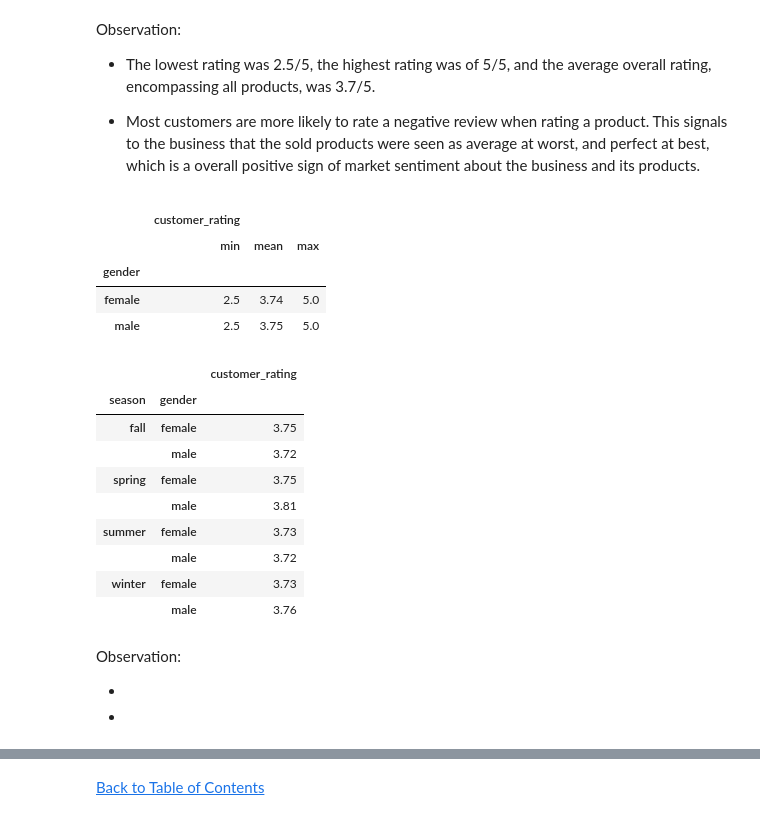
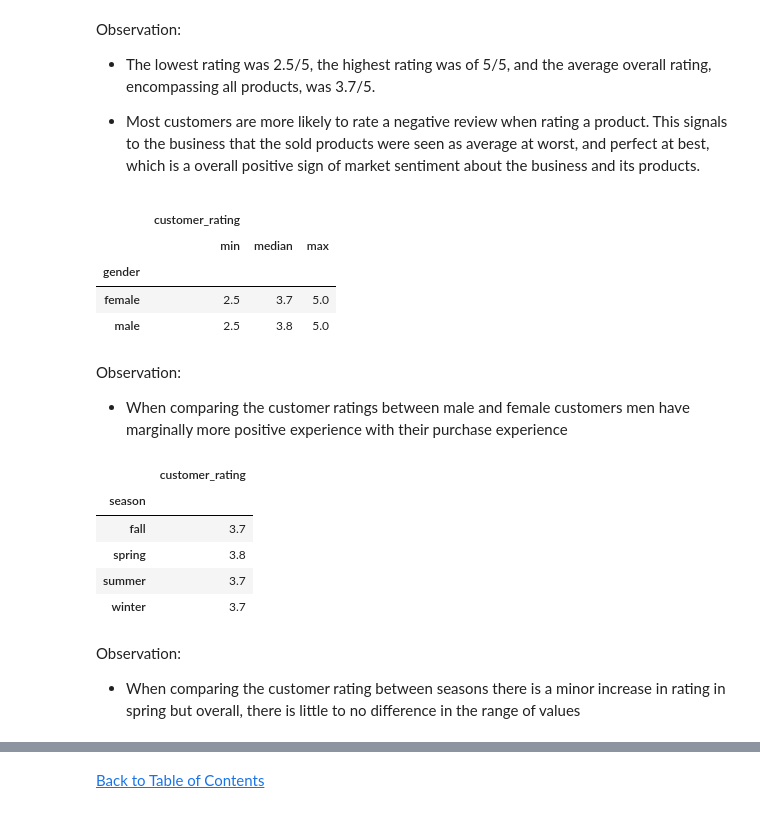
Before and after one commit to jasondo-da/shopping_behavior_analysis, a Jupyter notebook: shopping_behavior_analysis.ipynb, the cells around one changed output, grey strips where cells are left out. Saved outputs shown, nothing was run; the diff lists cells and outputs as text; code cells hidden in the pictures.

```diff
--- a/shopping_behavior_analysis.ipynb
+++ b/shopping_behavior_analysis.ipynb
@@ -225,7 +226,7 @@ df['sub_status'] = df['sub_status'].astype('category')
 
 df['shipping_type'] = df['shipping_type'].apply(clean_col)
 df['shipping_type'] = df['shipping_type'].astype('category')
-df['shipping_type'] = df['shipping_type'].replace('express', 'paid_shipping').replace('next day air', 'paid_shipping').replace('standard', 'paid_shipping').replace('2-day shipping', 'paid_shipping').replace('store pickup', 'free_shipping')
+df['shipping_type'] = df['shipping_type'].replace('express', 'paid_shipping').replace('next_day_air', 'paid_shipping').replace('standard', 'paid_shipping').replace('2-day_shipping', 'paid_shipping').replace('store_pickup', 'free_shipping')
 
 df['discount_applied'] = df['discount_applied'].apply(clean_col)
 df['discount_applied'] = df['discount_applied'].astype('category')
@@ -683,29 +766,27 @@ Observation:
 
 -	Most customers are more likely to rate a negative review when rating a product. This signals to the business that the sold products were seen as average at worst, and perfect at best, which is a overall positive sign of market sentiment about the business and its products.
 # %%
-df.groupby('gender').agg({'customer_rating': ['min', 'mean', 'max']}).round(2)
+df.groupby('gender').agg({'customer_rating': ['min', 'median', 'max']})
 # %% [output]
 |  | customer_rating |  |  |
-|  | min | mean | max |
+|  | min | median | max |
 | gender |  |  |  |
-| female | 2.5 | 3.74 | 5.0 |
-| male | 2.5 | 3.75 | 5.0 |
+| female | 2.5 | 3.7 | 5.0 |
+| male | 2.5 | 3.8 | 5.0 |
+# %% [markdown]
+Observation:
+
+- When comparing the customer ratings between male and female customers men have marginally more positive experience with their purchase experience
 # %%
-df.groupby(['season', 'gender']).agg({'customer_rating': 'mean'}).round(2)
+df.groupby(['season']).agg({'customer_rating': 'median'})
 # %% [output]
-|  |  | customer_rating |
-| season | gender |  |
-| fall | female | 3.75 |
-|  | male | 3.72 |
-| spring | female | 3.75 |
-|  | male | 3.81 |
-| summer | female | 3.73 |
-|  | male | 3.72 |
-| winter | female | 3.73 |
-|  | male | 3.76 |
+|  | customer_rating |
+| season |  |
+| fall | 3.7 |
+| spring | 3.8 |
+| summer | 3.7 |
+| winter | 3.7 |
-# %% [markdown]
-Observation:
-
--
-
--
+# %% [markdown]
+Observation:
+
+- When comparing the customer rating between seasons there is a minor increase in rating in spring but overall, there is little to no difference in the range of values
```
Also changed, not shown: parts of 28 cells of this notebook.
